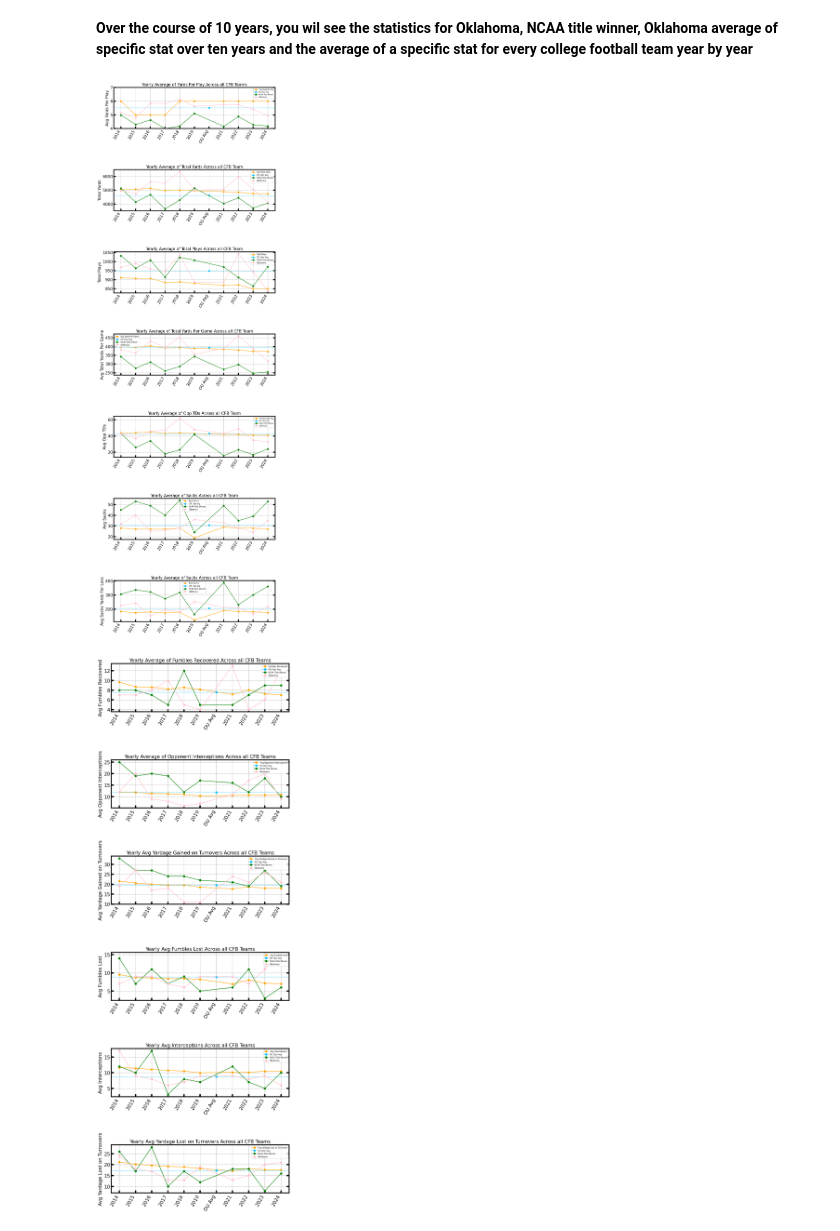
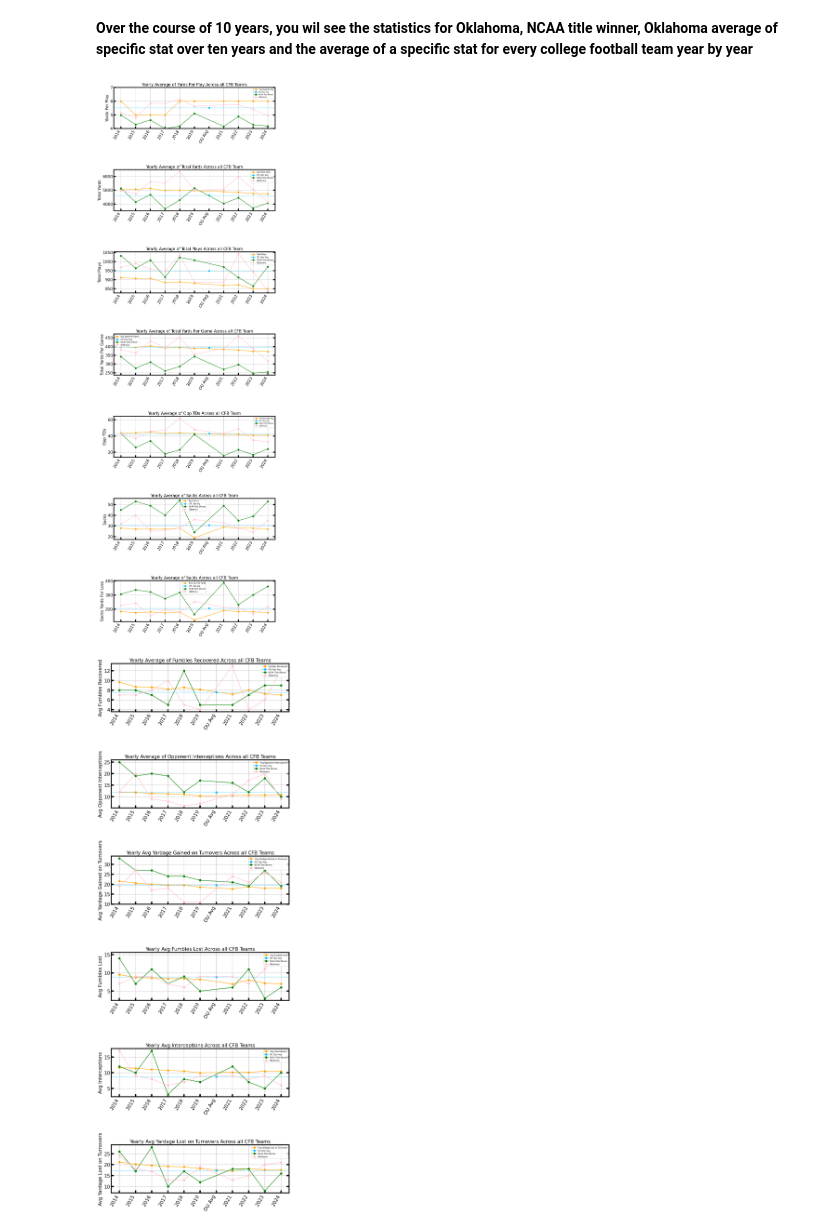
Before and after one commit to Jmo-1/Astro-Project, a Jupyter notebook: Project Code.ipynb, the cells around one changed output. Cells and saved outputs as stored; diff of their text form; code cells hidden in the pictures.

```diff
--- a/Project Code.ipynb
+++ b/Project Code.ipynb
@@ -97,7 +97,7 @@ ax1.plot(df['year'], OUyear, color='pink', marker='o', label='Oklahoma')
 
 ax1.set_title('Yearly Average of Yards Per Play Across all CFB Teams', fontsize=15)
 ax1.set_ylim(bottom=4, top=7)
-ax1.set_ylabel('Avg Yards Per Play', fontsize=15)
+ax1.set_ylabel('Yards Per Play', fontsize=15)
 ax1.grid(True)
 ax1.tick_params(top=False, labelsize=15)
 ax1.legend(fontsize=6, loc='upper right')
@@ -182,7 +182,7 @@ OUyear=np.array([382.6, 364.5, 432, 394.9, 453.8, 356.4, 390.8, 461, 389.4, 318.
 ax4.plot(df['year'], OUyear, color='pink', marker='o', label='Oklahoma')
 
 ax4.set_title('Yearly Average of Total Yards Per Game Across all CFB Team', fontsize=15)
-ax4.set_ylabel('Avg Total Yards Per Game', fontsize=15)
+ax4.set_ylabel('Total Yards Per Game', fontsize=15)
 ax4.grid(True)
 ax4.tick_params(top=False, labelsize=15)
 ax4.legend(fontsize=7)
@@ -210,7 +210,7 @@ OUyear=np.array([43, 37, 46, 47, 62, 48, 43, 49, 35, 33])
 ax5.plot(df['year'], OUyear, color='pink', marker='o', label='Oklahoma')
 
 ax5.set_title('Yearly Average of Opp TDs Across all CFB Team', fontsize=15)
-ax5.set_ylabel('Avg Opp TDs', fontsize=15)
+ax5.set_ylabel('Opp TDs', fontsize=15)
 ax5.grid(True)
 ax5.tick_params(top=False, labelsize=15)
 ax5.legend(fontsize=6)
@@ -238,44 +238,44 @@ OUyear=np.array([32, 40, 25, 26, 28, 36, 33, 28, 24, 35])
 ax6.plot(df['year'], OUyear, color='pink', marker='o', label='Oklahoma')
 
 ax6.set_title('Yearly Average of Sacks Across all CFB Team', fontsize=15)
-ax6.set_ylabel('Avg Sacks', fontsize=15)
+ax6.set_ylabel('Sacks', fontsize=15)
 ax6.grid(True)
 ax6.tick_params(top=False, labelsize=15)
 ax6.legend(fontsize=7)
 
 #--------------------------------------------------------------------------------------------------------------------------------------------------#
 
 #Seventh Plot
 
-ax7.plot(df['year'], df['turn gain'], marker='o', label='Total Sacks', color='orange')
+ax7.plot(df['year'], df['sack yrds'], marker='o', label='Total Sacked Yards For Loss', color='orange')
 
 ou_avg_x = 2020
 ou_avg_y = 205.9
 ax7.plot(ou_avg_x, ou_avg_y, marker='o', color='deepskyblue', label='OU 10yr Avg')
 ax7.axhline(y=ou_avg_y, linestyle='--', color='deepskyblue', linewidth=1)
 
 xticks = list(df['year']) + [ou_avg_x]
 xtick_labels = list(df['year'].astype(str)) + ['OU Avg']
 ax7.set_xticks(xticks)
 ax7.set_xticklabels(xtick_labels, rotation=60, ha='right', fontsize=9)
 
 natchamp=np.array([307, 337, 322, 274, 318, 163, 389, 231, 301, 362])
 ax7.plot(df['year'], natchamp, color='green', marker='o', label='NCAA Title Winner')
 
 OUyear=np.array([226, 243, 153, 195, 181, 253, 214, 211, 165, 218])
 ax7.plot(df['year'], OUyear, color='pink', marker='o', label='Oklahoma')
 
-ax7.set_title('Yearly Average of Sacks Across all CFB Team', fontsize=15)
-ax7.set_ylabel('Avg Sacks Yards For Loss', fontsize=15)
+ax7.set_title('Yearly Average of Total Sacked Yards For Loss Across all CFB Team', fontsize=15)
+ax7.set_ylabel('Sacks Yards For Loss', fontsize=15)
 ax7.grid(True)
 ax7.tick_params(top=False, labelsize=15)
 ax7.legend(fontsize=7)
 
 plt.tight_layout()
 plt.subplots_adjust(hspace=1)
 plt.show()
 # %% [output]
-[figure, old version]
+[figure, new version]
 # %%
 import matplotlib.pyplot as plt
 import pandas as pd
```
Also changed, not shown: parts of 2 cells of this notebook.
